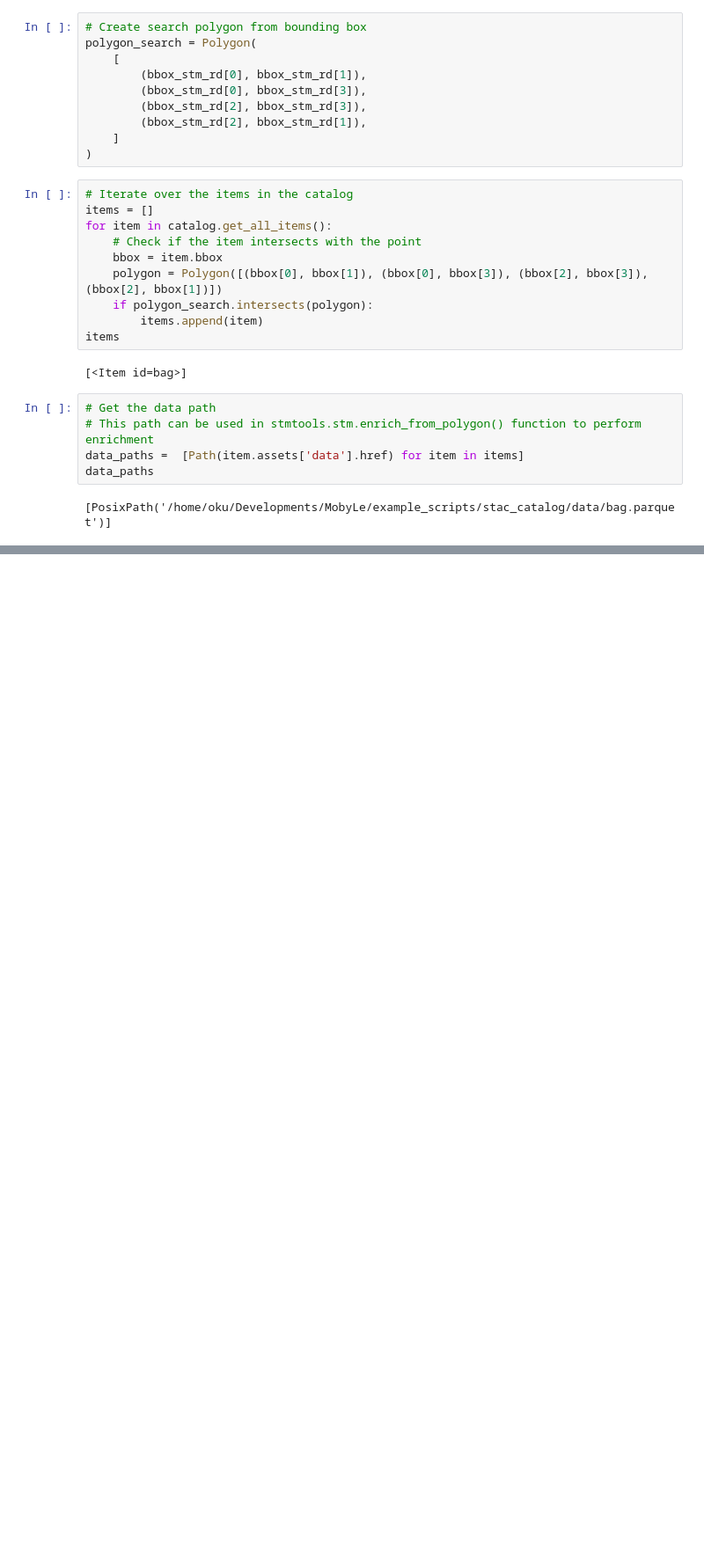
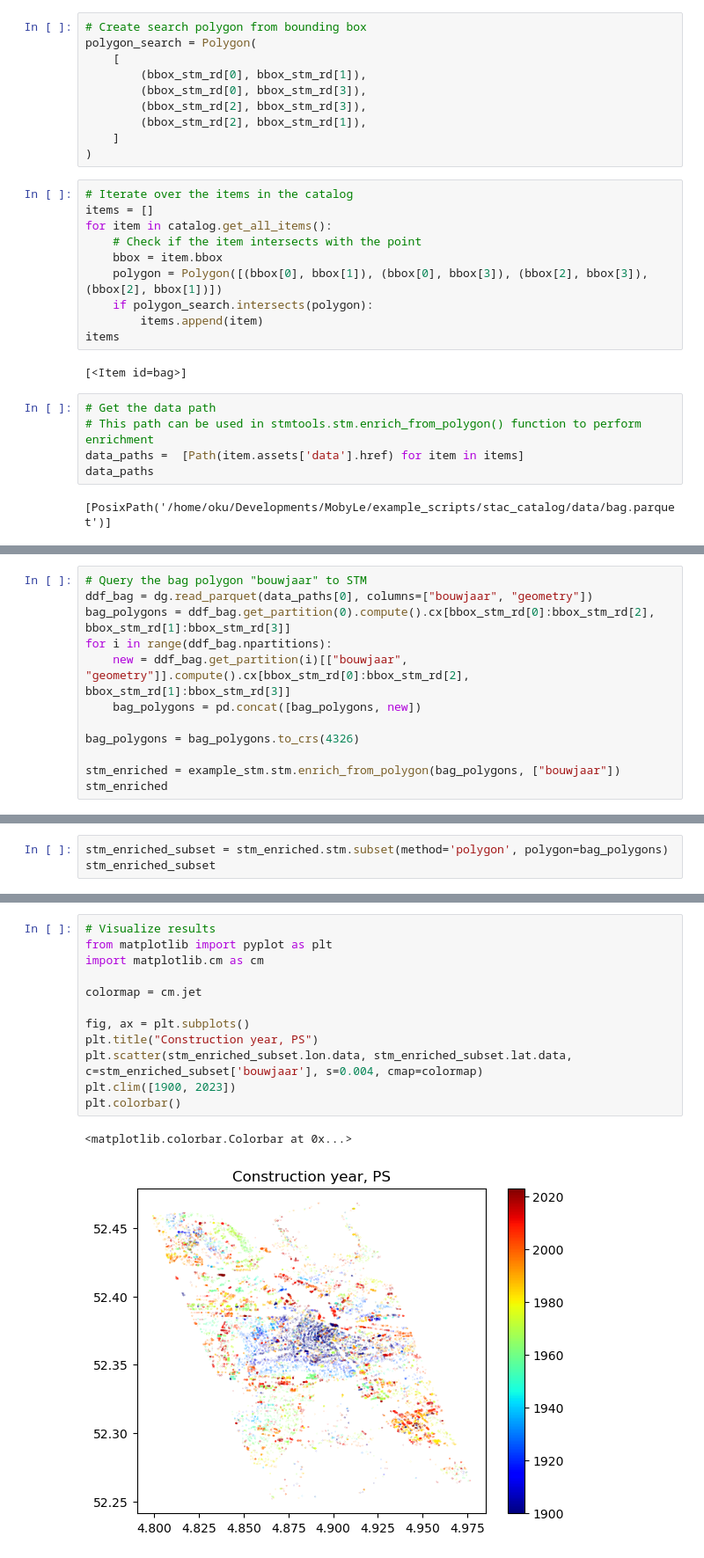
Before and after one commit to MotionbyLearning/example_scripts, a Jupyter notebook: stac_catalog/step3_query_from_catalog.ipynb, the cells around one changed output, grey strips where cells are left out. Shown: that part at 88% size. Saved outputs shown, nothing was run; the diff lists cells and outputs as text; blank space fills up the shorter version.

Commit message:
add example of stm querying

```diff
--- a/stac_catalog/step3_query_from_catalog.ipynb
+++ b/stac_catalog/step3_query_from_catalog.ipynb
@@ -77,0 +95,12 @@ data_paths
+# %%
+# Query the bag polygon "bouwjaar" to STM
+ddf_bag = dg.read_parquet(data_paths[0], columns=["bouwjaar", "geometry"])
+bag_polygons = ddf_bag.get_partition(0).compute().cx[bbox_stm_rd[0]:bbox_stm_rd[2], bbox_stm_rd[1]:bbox_stm_rd[3]]
+for i in range(ddf_bag.npartitions):
+    new = ddf_bag.get_partition(i)[["bouwjaar", "geometry"]].compute().cx[bbox_stm_rd[0]:bbox_stm_rd[2], bbox_stm_rd[1]:bbox_stm_rd[3]]
+    bag_polygons = pd.concat([bag_polygons, new])
+
+bag_polygons = bag_polygons.to_crs(4326)
+
+stm_enriched = example_stm.stm.enrich_from_polygon(bag_polygons, ["bouwjaar"])
+stm_enriched
@@ -77,0 +124,3 @@ data_paths
+# %%
+stm_enriched_subset = stm_enriched.stm.subset(method='polygon', polygon=bag_polygons)
+stm_enriched_subset
@@ -77,0 +144,15 @@ data_paths
+# %%
+# Visualize results
+from matplotlib import pyplot as plt
+import matplotlib.cm as cm
+
+colormap = cm.jet
+
+fig, ax = plt.subplots()
+plt.title("Construction year, PS")
+plt.scatter(stm_enriched_subset.lon.data, stm_enriched_subset.lat.data, c=stm_enriched_subset['bouwjaar'], s=0.004, cmap=colormap)
+plt.clim([1900, 2023])
+plt.colorbar()
+# %% [output]
+<matplotlib.colorbar.Colorbar at 0x...>
+[figure, added]
```
Also changed, not shown: parts of 4 cells of this notebook.
